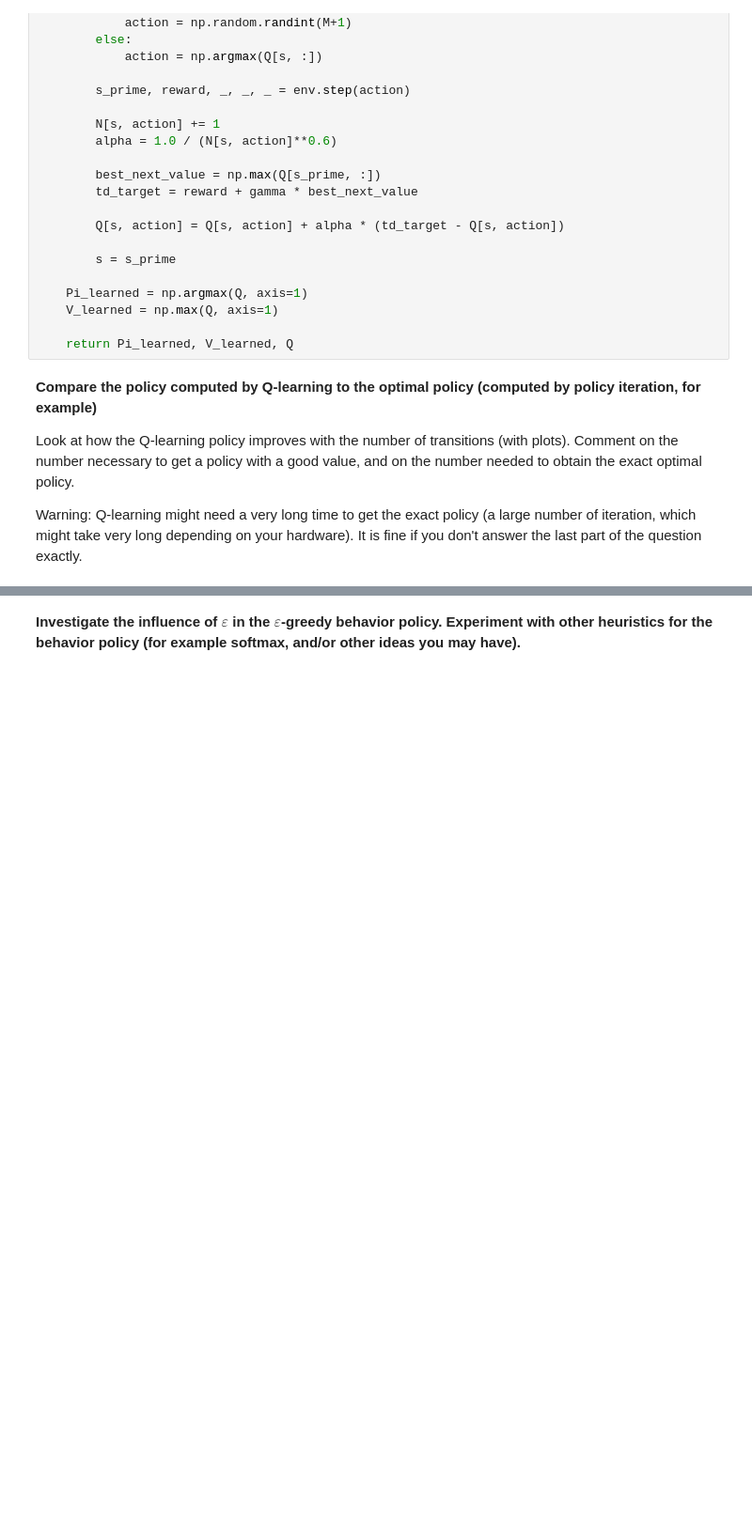
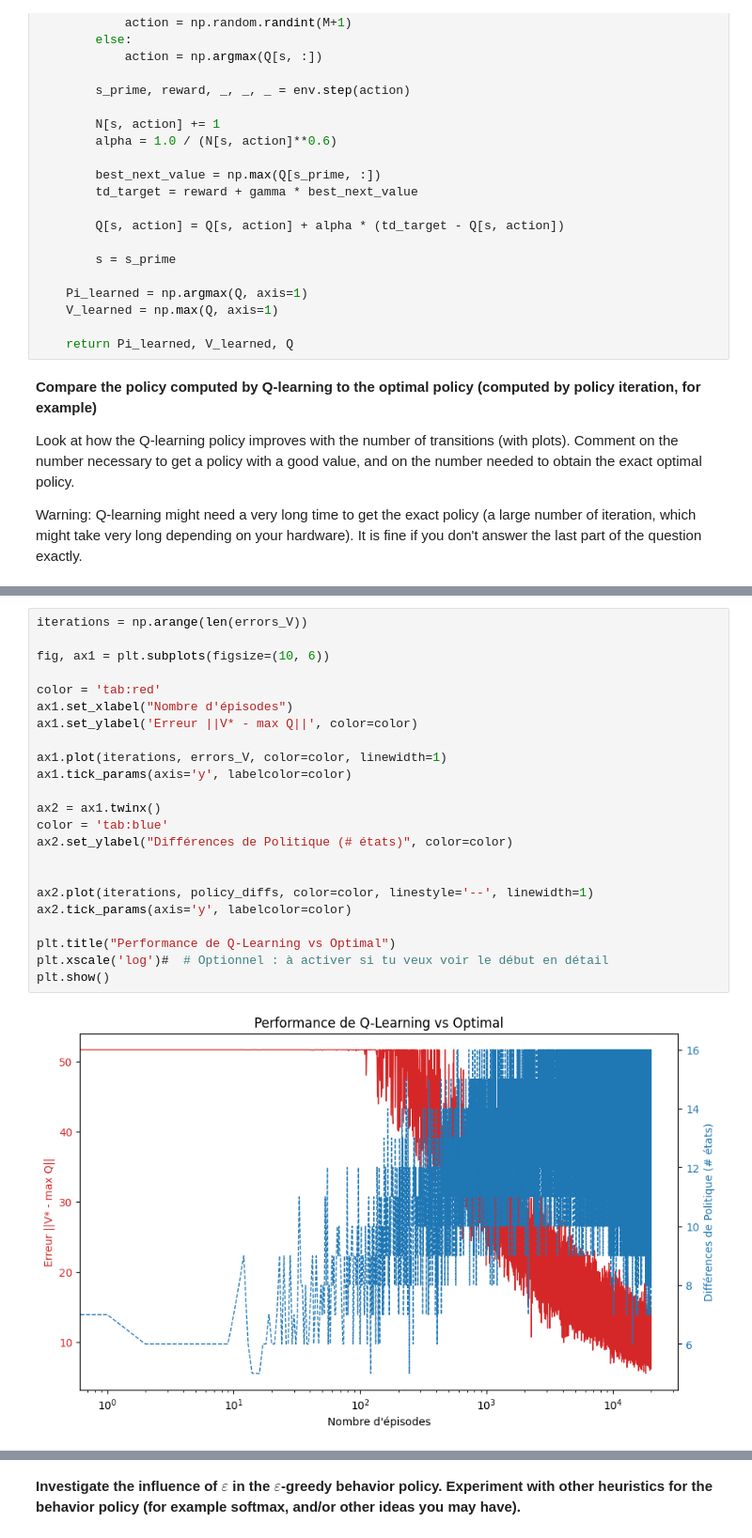
Before and after one commit to milanolivia/apprentissage_seq, a Jupyter notebook: TD0_QLearning.ipynb, the cells around one changed output, grey strips where cells are left out. Shown at 94% size. Cells and saved outputs as stored; diff of their text form; blank space fills up the shorter version.

```diff
--- a/TD0_QLearning.ipynb
+++ b/TD0_QLearning.ipynb
@@ -818,0 +811,25 @@ plt.show()
+# %%
+iterations = np.arange(len(errors_V))
+
+fig, ax1 = plt.subplots(figsize=(10, 6))
+
+color = 'tab:red'
+ax1.set_xlabel("Nombre d'épisodes")
+ax1.set_ylabel('Erreur ||V* - max Q||', color=color)
+
+ax1.plot(iterations, errors_V, color=color, linewidth=1)
+ax1.tick_params(axis='y', labelcolor=color)
+
+ax2 = ax1.twinx()
+color = 'tab:blue'
+ax2.set_ylabel("Différences de Politique (# états)", color=color)
+
+
+ax2.plot(iterations, policy_diffs, color=color, linestyle='--', linewidth=1)
+ax2.tick_params(axis='y', labelcolor=color)
+
+plt.title("Performance de Q-Learning vs Optimal")
+plt.xscale('log')#  # Optionnel : à activer si tu veux voir le début en détail
+plt.show()
+# %% [output]
+[figure, added]
```
Also changed, not shown: parts of 6 cells of this notebook.
